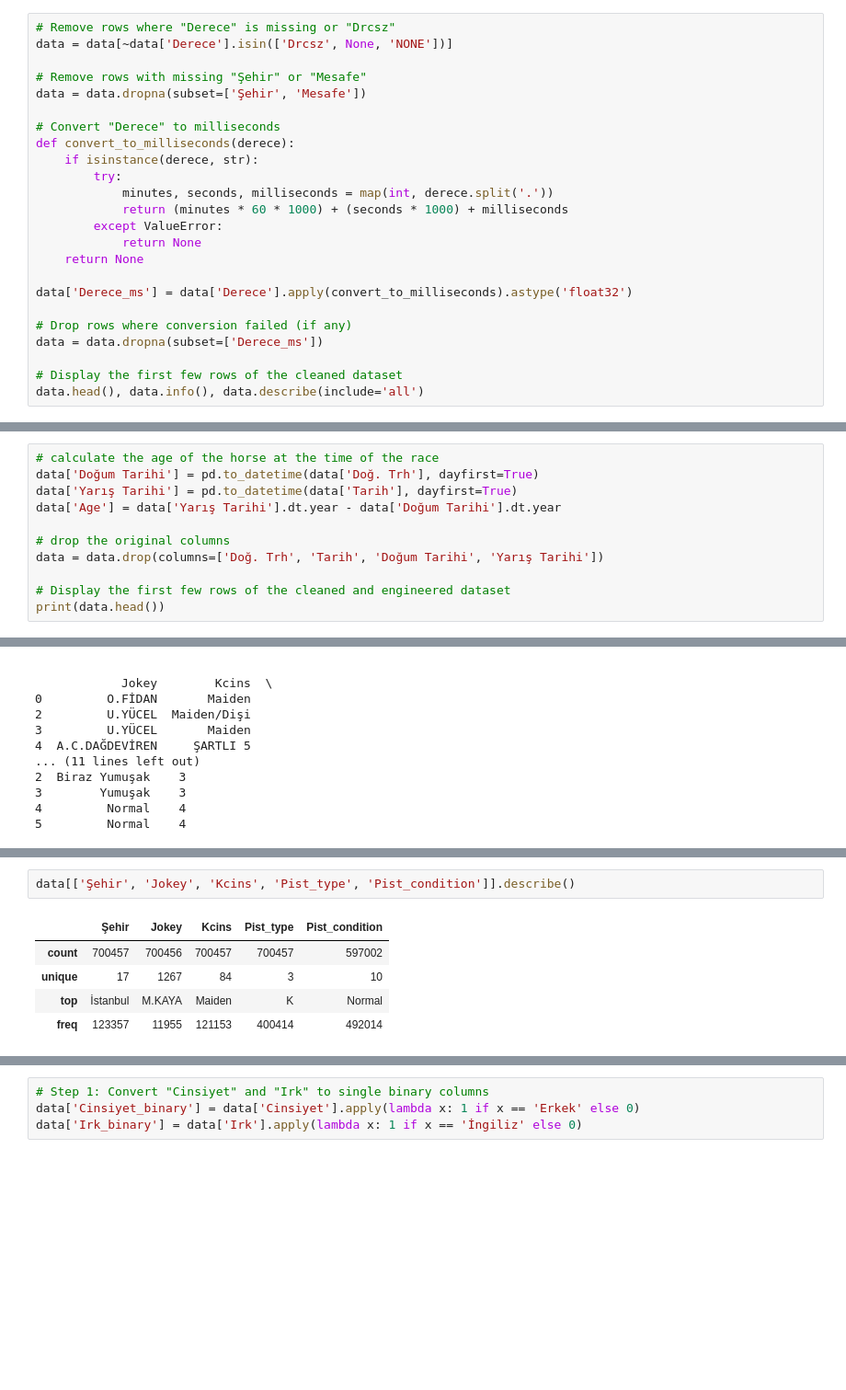
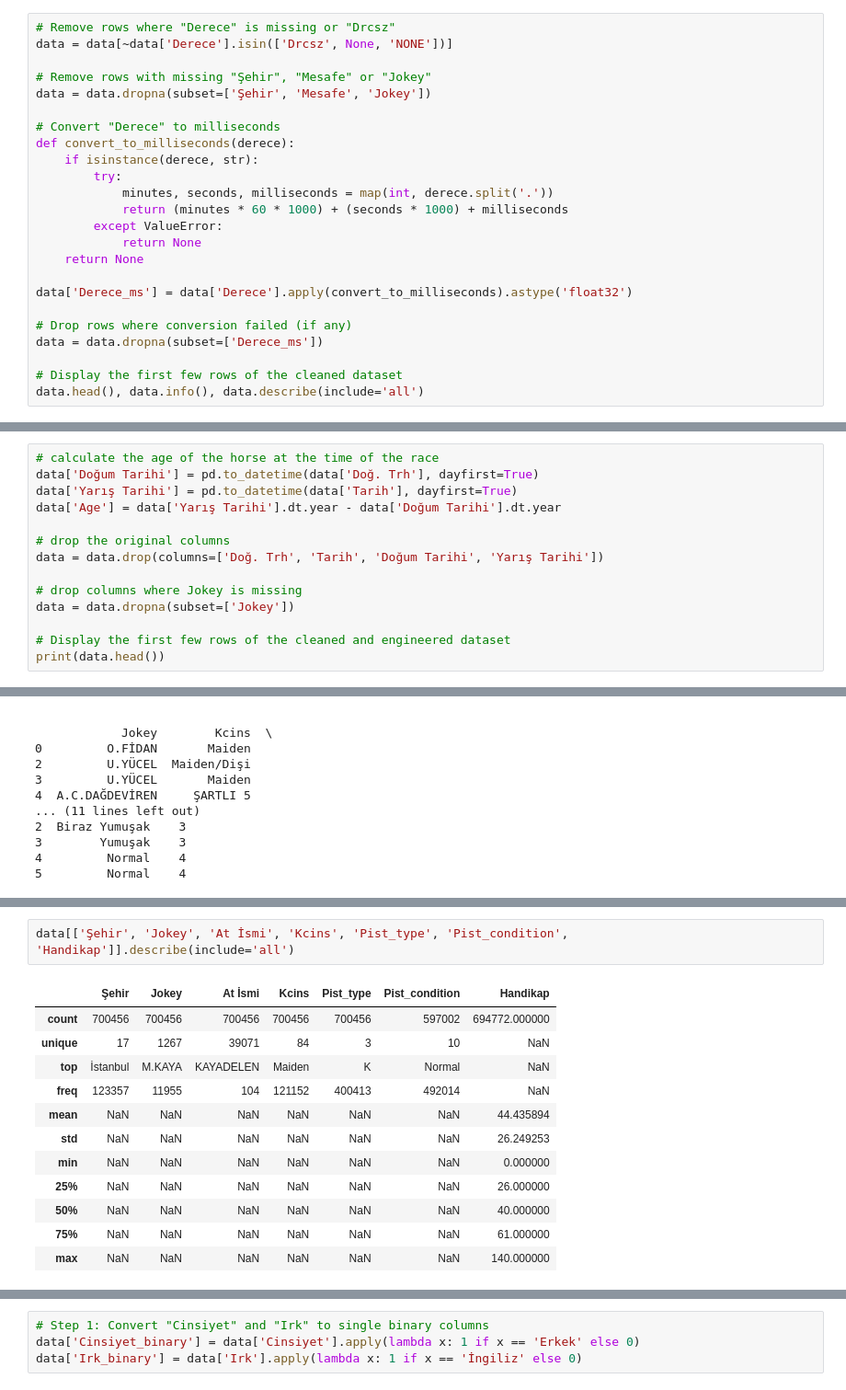
Before and after one commit to SeeknnDestroy/web-scraper, a Jupyter notebook: training_optimized.ipynb, the cells around one changed output, grey strips where cells are left out. Shown at 92% size. Drawn from its saved outputs; the diff is of its cells as text; blank space fills up the shorter version.

```diff
--- a/training_optimized.ipynb
+++ b/training_optimized.ipynb
@@ -46,8 +46,8 @@ memory usage: 90.1+ MB
 # Remove rows where "Derece" is missing or "Drcsz"
 data = data[~data['Derece'].isin(['Drcsz', None, 'NONE'])]
 
-# Remove rows with missing "Şehir" or "Mesafe"
-data = data.dropna(subset=['Şehir', 'Mesafe'])
+# Remove rows with missing "Şehir", "Mesafe" or "Jokey"
+data = data.dropna(subset=['Şehir', 'Mesafe', 'Jokey'])
 
 # Convert "Derece" to milliseconds
 def convert_to_milliseconds(derece):
@@ -191,6 +176,9 @@ data['Age'] = data['Yarış Tarihi'].dt.year - data['Doğum Tarihi'].dt.year
 # drop the original columns
 data = data.drop(columns=['Doğ. Trh', 'Tarih', 'Doğum Tarihi', 'Yarış Tarihi'])
 
+# drop columns where Jokey is missing
+data = data.dropna(subset=['Jokey'])
+
 # Display the first few rows of the cleaned and engineered dataset
 print(data.head())
 # %% [output]
@@ -256,9 +244,16 @@ Dataset shape after outlier exclusion: (700457, 16)
 # %%
-data[['Şehir', 'Jokey', 'Kcins', 'Pist_type', 'Pist_condition']].describe()
+data[['Şehir', 'Jokey', 'At İsmi', 'Kcins', 'Pist_type', 'Pist_condition', 'Handikap']].describe(include='all')
 # %% [output]
-|  | Şehir | Jokey | Kcins | Pist_type | Pist_condition |
-| count | 700457 | 700456 | 700457 | 700457 | 597002 |
-| unique | 17 | 1267 | 84 | 3 | 10 |
-| top | İstanbul | M.KAYA | Maiden | K | Normal |
-| freq | 123357 | 11955 | 121153 | 400414 | 492014 |
+|  | Şehir | Jokey | At İsmi | Kcins | Pist_type | Pist_condition | Handikap |
+| count | 700456 | 700456 | 700456 | 700456 | 700456 | 597002 | 694772.000000 |
+| unique | 17 | 1267 | 39071 | 84 | 3 | 10 | NaN |
+| top | İstanbul | M.KAYA | KAYADELEN | Maiden | K | Normal | NaN |
+| freq | 123357 | 11955 | 104 | 121152 | 400413 | 492014 | NaN |
+| mean | NaN | NaN | NaN | NaN | NaN | NaN | 44.435894 |
+| std | NaN | NaN | NaN | NaN | NaN | NaN | 26.249253 |
+| min | NaN | NaN | NaN | NaN | NaN | NaN | 0.000000 |
+| 25% | NaN | NaN | NaN | NaN | NaN | NaN | 26.000000 |
+| 50% | NaN | NaN | NaN | NaN | NaN | NaN | 40.000000 |
+| 75% | NaN | NaN | NaN | NaN | NaN | NaN | 61.000000 |
+| max | NaN | NaN | NaN | NaN | NaN | NaN | 140.000000 |
 # %%
```
Also changed, not shown: parts of 28 cells of this notebook, 7 other files.
